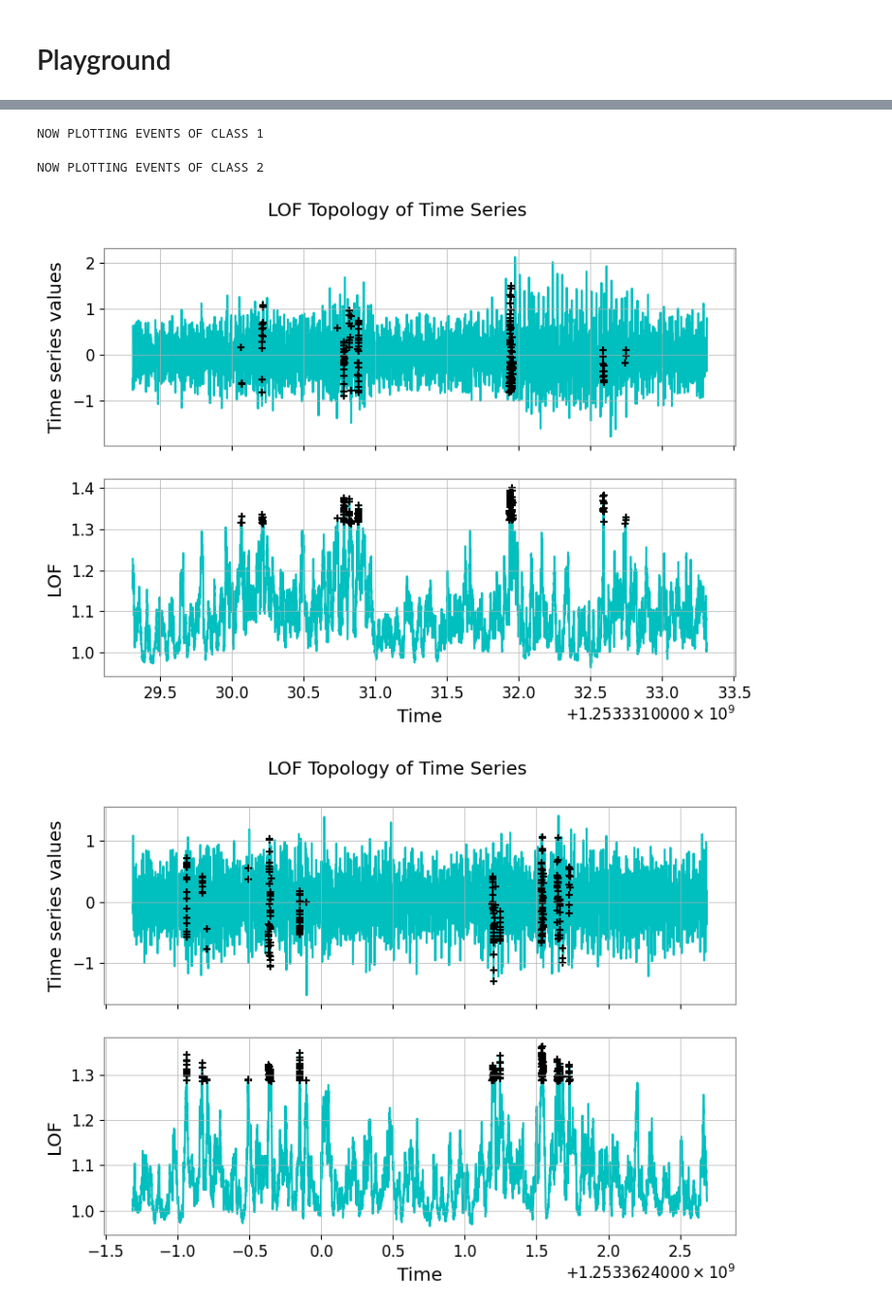
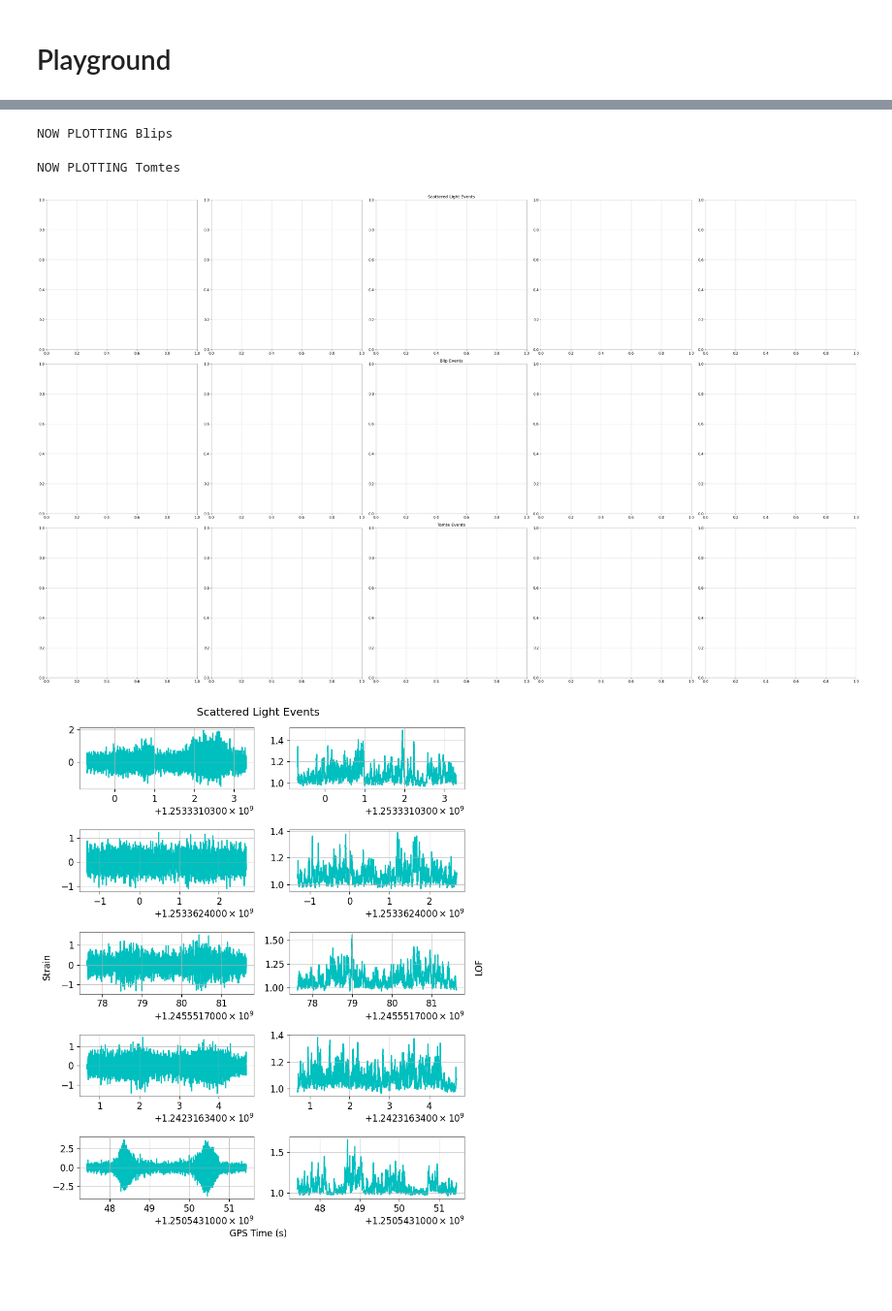
Before and after one commit to JulianZDing/LOFscratch, a Jupyter notebook: Using LOF on glitches.ipynb, the cells around one changed output, grey strips where cells are left out. Shown at 97% size. Saved outputs shown, nothing was run; the diff lists cells and outputs as text; code cells hidden in the pictures; blank space fills up the shorter version.

```diff
--- a/Using LOF on glitches.ipynb
+++ b/Using LOF on glitches.ipynb
@@ -220,6 +262,10 @@ TOMTE = [
     1252535668.965
 ]
 
-ALL = [SCATTERED_LIGHT, BLIP, TOMTE]
+ALL = {
+    'Scattered Light': SCATTERED_LIGHT,
+    'Blip': BLIP,
+    'Tomte': TOMTE
+}
 # %% [markdown]
 # Playground
@@ -234,7 +272,31 @@ hdata = get_processed_event(DET, BLIP[0], length=4, downsample=1)
 # %%
-for k, events in enumerate(ALL):
-    print('NOW PLOTTING EVENTS OF CLASS', k)
-    for i in tqdm(range(len(events))):
-        hdata = get_processed_event(DET, events[i], length=4, downsample=1)
-        plot_lof_time_series(hdata.times.value, hdata.value, window=100)
+window_n = 100
+
+# TSNE
+fig2, axs2 = plt.subplots(len(ALL), 5, figsize=(40,8*len(ALL)))
+
+for k, (name, events) in enumerate(ALL.items()):
+    print(f'NOW PLOTTING {name}s')
+    rows = len(events)
+
+    # LOF
+    fig, axs = plt.subplots(rows, 2, figsize=(8, 2*rows))
+    fig.suptitle(f'{name} Events')
+    fig.text(0.5, 0, 'GPS Time (s)', ha='center')
+    fig.text(0, 0.5, 'Strain', va='center', rotation='vertical')
+    fig.text(1, 0.5, 'LOF', va='center', rotation='vertical')
+
+    # TSNE
+    row2 = axs2[k]
+    row2[2].set_title(f'{name} Events')
+
+    for i in tqdm(range(rows)):
+        hdata = get_processed_event(DET, events[i], length=4)
+        plot_lof_time_series(
+            hdata.times.value, hdata.value, axs=axs[i], window=window_n, labels=False, detections=False)
+        tsne_plot = get_rolling_windows(hdata.value, window_n)
+        # plot_2d_scatter(tsne_plot, row2[i])
+    fig.tight_layout()
+
+fig2.tight_layout()
 # %% [output]
@@ -242,4 +304,4 @@ NOW PLOTTING EVENTS OF CLASS 0
-NOW PLOTTING EVENTS OF CLASS 1
+NOW PLOTTING Blips
-NOW PLOTTING EVENTS OF CLASS 2
+NOW PLOTTING Tomtes
-[figure, old version]
+[figure, new version]
-[figure, old version]
+[figure, new version]
```
Also changed, not shown: parts of 7 cells of this notebook.
